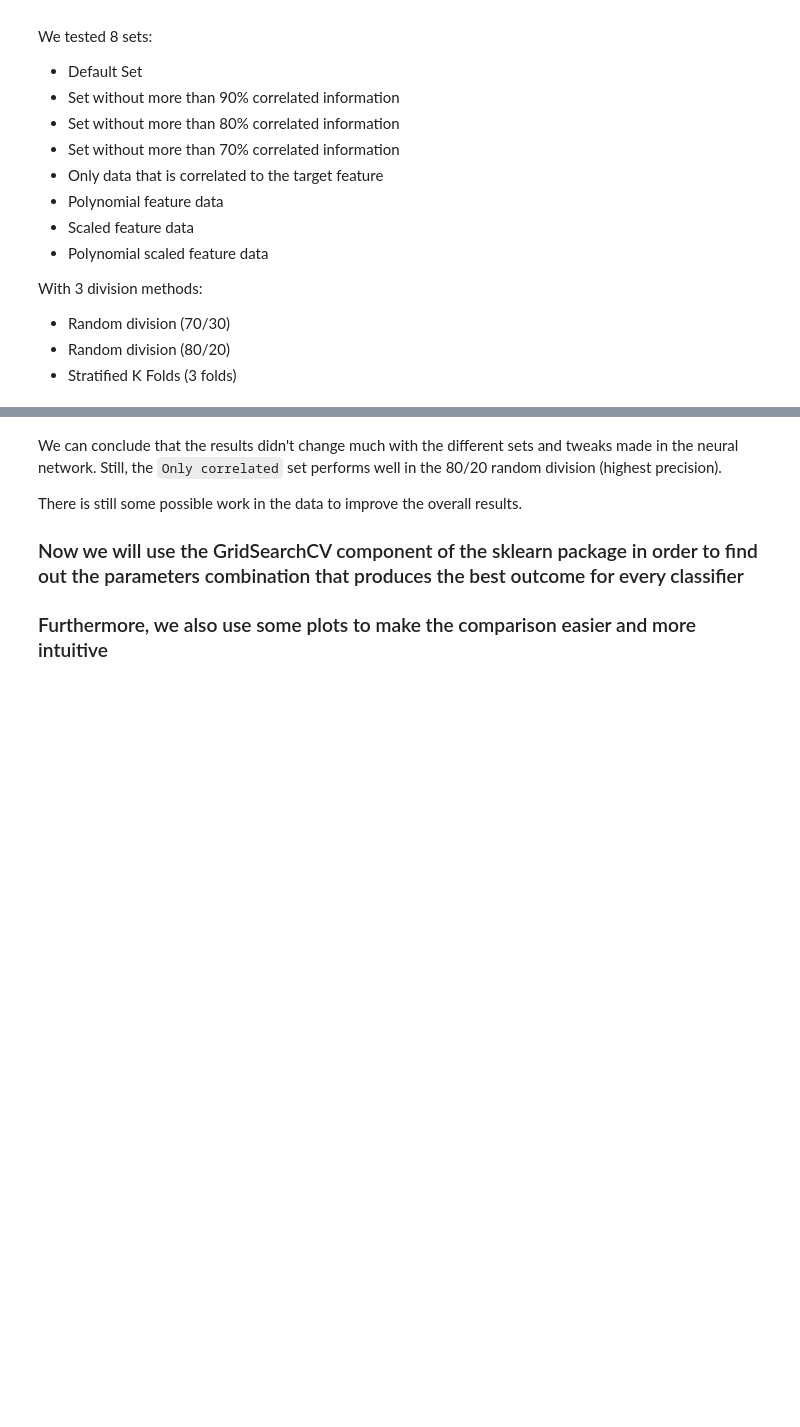
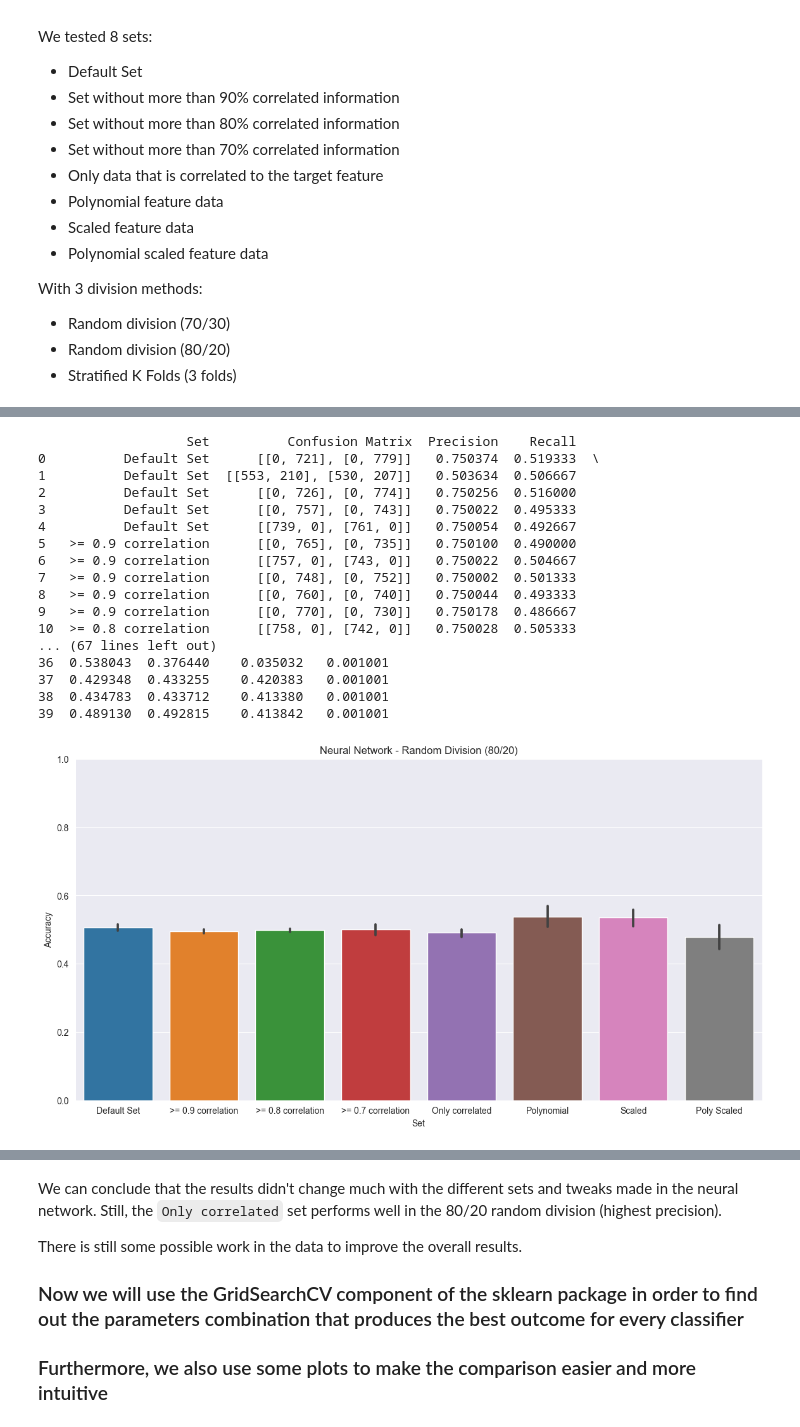
Before and after one commit to afs202005277/HeartDiseasePrediction, a Jupyter notebook: project.ipynb, the cells around one changed output, grey strips where cells are left out. Drawn from its saved outputs; the diff is of its cells as text; code cells hidden in the pictures; blank space fills up the shorter version.

Commit message:
Fixed Neural Network

```diff
--- a/project.ipynb
+++ b/project.ipynb
@@ -336,0 +415,80 @@ plt.show()
+# %%
+results = []
+
+for (name, data_set) in sets.items():
+    # Train the model
+    for _ in range(5):  # running 5 times each
+        neural_network = MLPClassifier(hidden_layer_sizes=(10, 20, 10), activation='logistic', solver='adam', alpha=0.0001, learning_rate_init=0.002)
+        target_column = "is_claim"
+        X = data_set.drop(target_column, axis=1)
+        y = data_set[target_column]
+        X_train, X_test, y_train, y_test = train_test_split(X, y, test_size=0.2)
+        start_time = time.time()
+
+        neural_network.fit(X_train, y_train)
+        train_time = time.time() - start_time
+
+        # Test the model
+        start_time = time.time()
+        y_pred = neural_network.predict(X_test)
+        test_time = time.time() - start_time
+
+        # Calculate evaluation metrics
+        conf_matrix = confusion_matrix(y_test, y_pred)
+        precision = precision_score(y_test, y_pred, average='weighted', zero_division=1)
+        recall = recall_score(y_test, y_pred, average='weighted')
+        accuracy = accuracy_score(y_test, y_pred)
+        f1 = f1_score(y_test, y_pred, average='weighted')
+
+        # Store the results
+        results.append({
+            'Set': name,
+            'Confusion Matrix': conf_matrix,
+            'Precision': precision,
+            'Recall': recall,
+            'Accuracy': accuracy,
+            'F1 Score': f1,
+            'Train Time': train_time,
+            'Test Time': test_time
+        })
+# Convert the results into a DataFrame
+results_df = pd.DataFrame(results)
+
+# Display the results
+print(results_df)
+plt.figure(figsize=(14, 7))
+plt.ylim(0, 1)
+plt.title("Neural Network - Random Division (80/20)")
+sb.barplot(x='Set', y='Accuracy', data=results_df)
+plt.show()
+
+plt.figure(figsize=(14, 7))
+plt.ylim(0, 1)
+plt.title("Neural Network - Random Division (80/20)")
+sb.barplot(x='Set', y='F1 Score', data=results_df)
+plt.show()
+
+plt.figure(figsize=(14, 7))
+plt.ylim(0, 1)
+plt.title("Neural Network - Random Division (80/20)")
+sb.barplot(x='Set', y='Precision', data=results_df)
+plt.show()
+# %% [output]
+                   Set          Confusion Matrix  Precision    Recall
+0          Default Set      [[0, 721], [0, 779]]   0.750374  0.519333  \
+1          Default Set  [[553, 210], [530, 207]]   0.503634  0.506667
+2          Default Set      [[0, 726], [0, 774]]   0.750256  0.516000
+3          Default Set      [[0, 757], [0, 743]]   0.750022  0.495333
+4          Default Set      [[739, 0], [761, 0]]   0.750054  0.492667
+5   >= 0.9 correlation      [[0, 765], [0, 735]]   0.750100  0.490000
+6   >= 0.9 correlation      [[757, 0], [743, 0]]   0.750022  0.504667
+7   >= 0.9 correlation      [[0, 748], [0, 752]]   0.750002  0.501333
+8   >= 0.9 correlation      [[0, 760], [0, 740]]   0.750044  0.493333
+9   >= 0.9 correlation      [[0, 770], [0, 730]]   0.750178  0.486667
+10  >= 0.8 correlation      [[758, 0], [742, 0]]   0.750028  0.505333
+... (67 lines left out)
+36  0.538043  0.376440    0.035032   0.001001
+37  0.429348  0.433255    0.420383   0.001001
+38  0.434783  0.433712    0.413380   0.001001
+39  0.489130  0.492815    0.413842   0.001001
+[figure, added]
```
Also changed, not shown: parts of 9 cells of this notebook.
